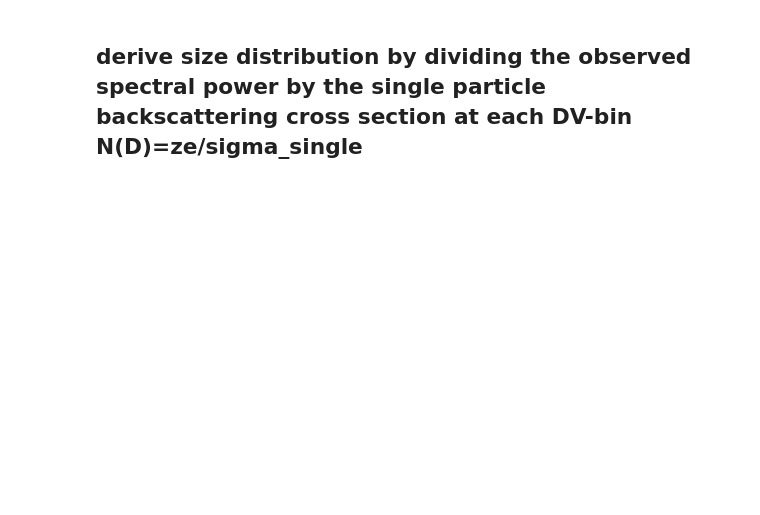
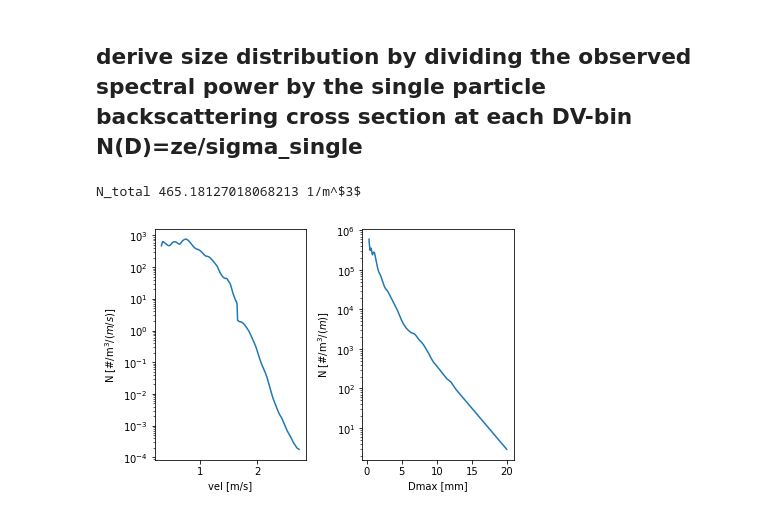
Before and after one commit to OPTIMICe-team/PSDretrieval, a Jupyter notebook: notebooks/ShowcaseRetrievalNew.ipynb, the cells around one changed output. Cells and saved outputs as stored; diff of their text form; code cells hidden in the pictures; blank space fills up the shorter version.

Commit message:
bugfix normalization with Dmax; put N in logscale

```diff
--- a/notebooks/ShowcaseRetrievalNew.ipynb
+++ b/notebooks/ShowcaseRetrievalNew.ipynb
@@ -170,4 +180,8 @@ ax = pl.plotSinglePartZe(bestPartType,ax,freq="Ka")
 # %%
 velObs,NumConNormV,NumConNormD,DmaxAtObsDVgrid = rU.calculateNumberForEachDVbin(Zk,SpecSingleWshifted.KaSpecH.values,vel,-SpecSingleWshifted.KaSpecH.doppler.values,DmaxModel=Dmax)
 fig,axes = plt.subplots(nrows=1,ncols=2)
-axes = pl.plotNumCon(NumConNorm,axes,[velObs,DmaxAtObsDVgrid*1e3],["vel [m/s]","Dmax [mm]"])
+axes = pl.plotNumCon(NumConNormV,NumConNormD,axes,velObs,DmaxAtObsDVgrid*1e3)
+plt.tight_layout()
+# %% [output]
+N_total 465.18127018068213 1/m^$3$
+[figure, added]
```
Also changed, not shown: parts of 3 cells of this notebook, 3 other files.
